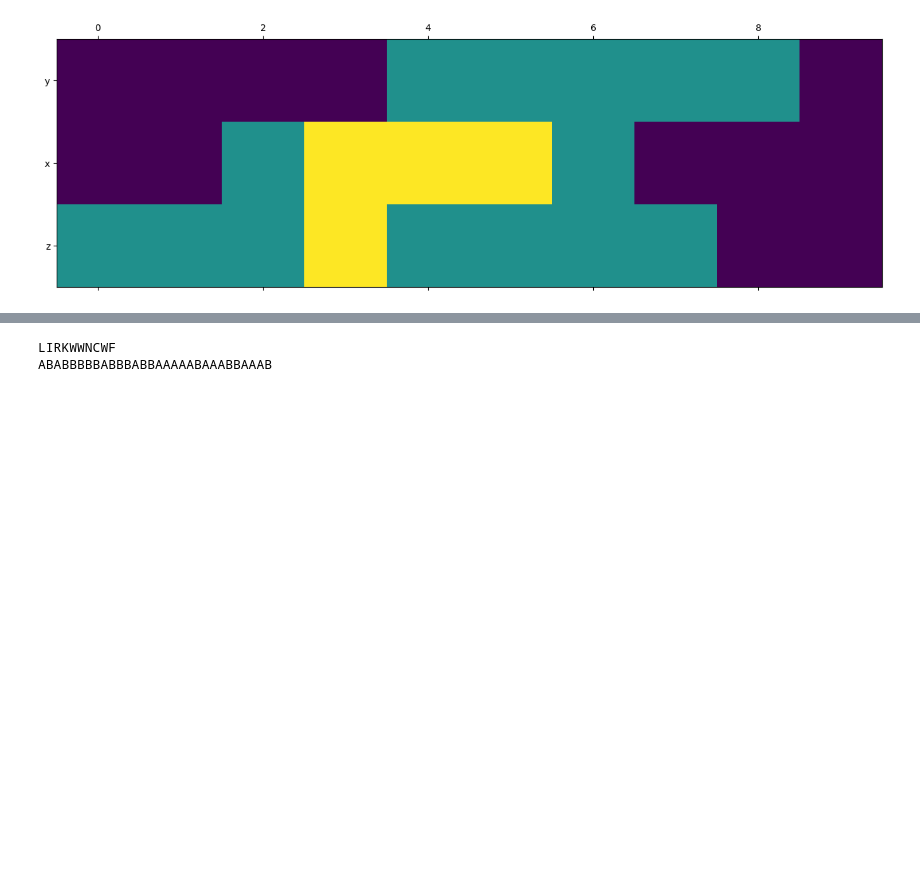
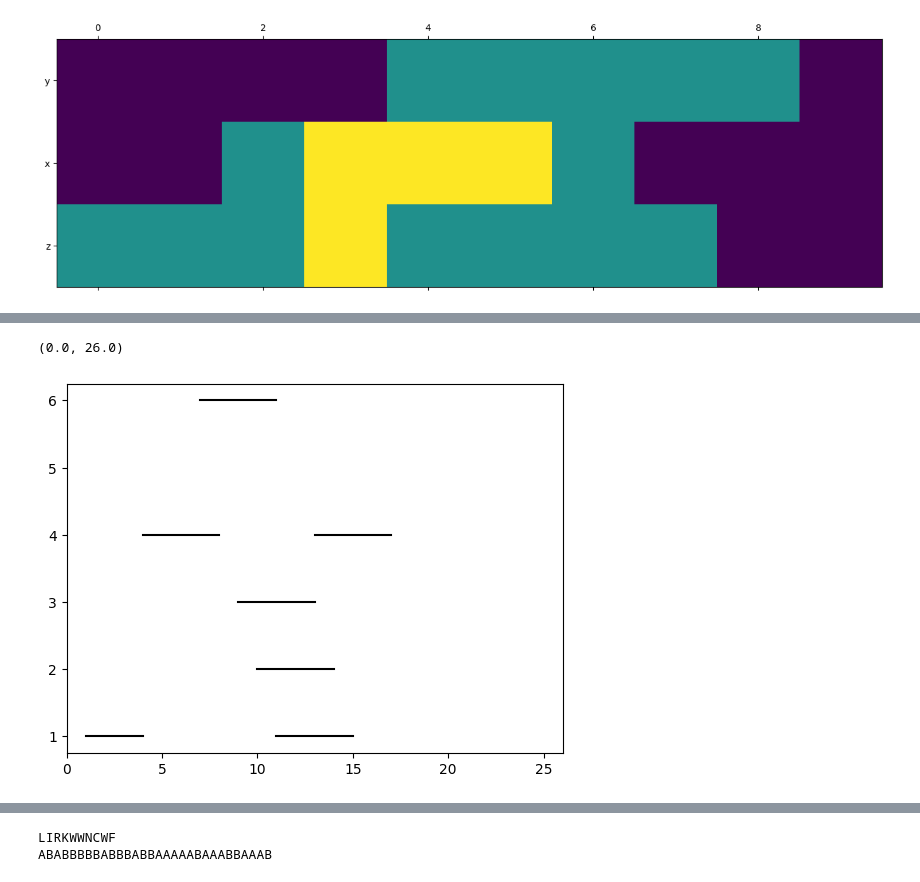
Before and after one commit to BarinthusBio/epitope_aligner, a Jupyter notebook: examples/cookbook.ipynb, the cells around one changed output, grey strips where cells are left out. Saved outputs shown, nothing was run; the diff lists cells and outputs as text; code cells hidden in the pictures; blank space fills up the shorter version.

```diff
--- a/examples/cookbook.ipynb
+++ b/examples/cookbook.ipynb
@@ -937,0 +975,12 @@ plt.show()
+# %%
+utils.plot_line(
+    table=epitopes,
+    start_col="start",
+    end_col="end",
+    y="y",
+    color="black"
+)
+plt.xlim(0, len(seq))
+# %% [output]
+(0.0, 26.0)
+[figure, added]
```
Also changed, not shown: parts of 13 cells of this notebook, 1 other file.
